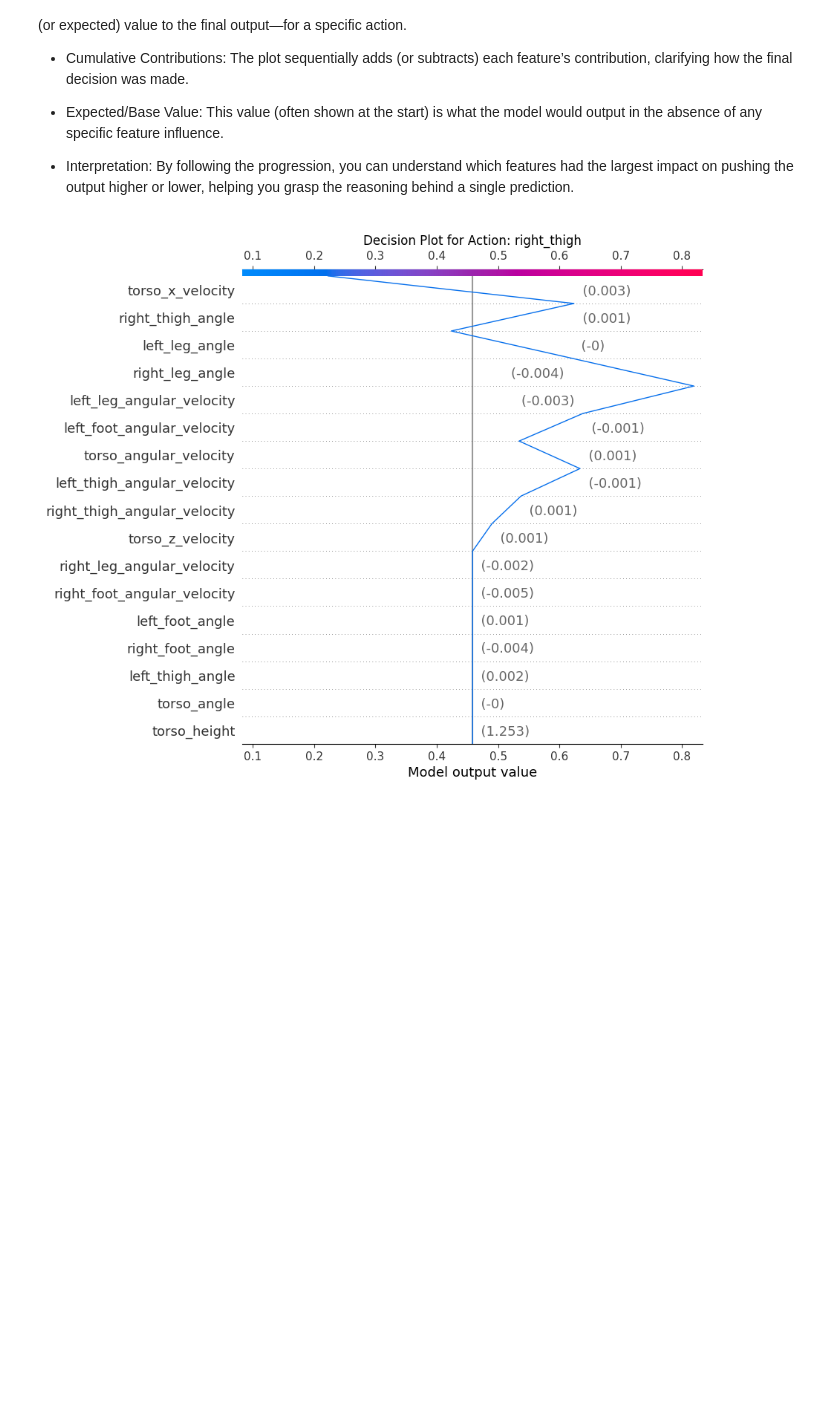
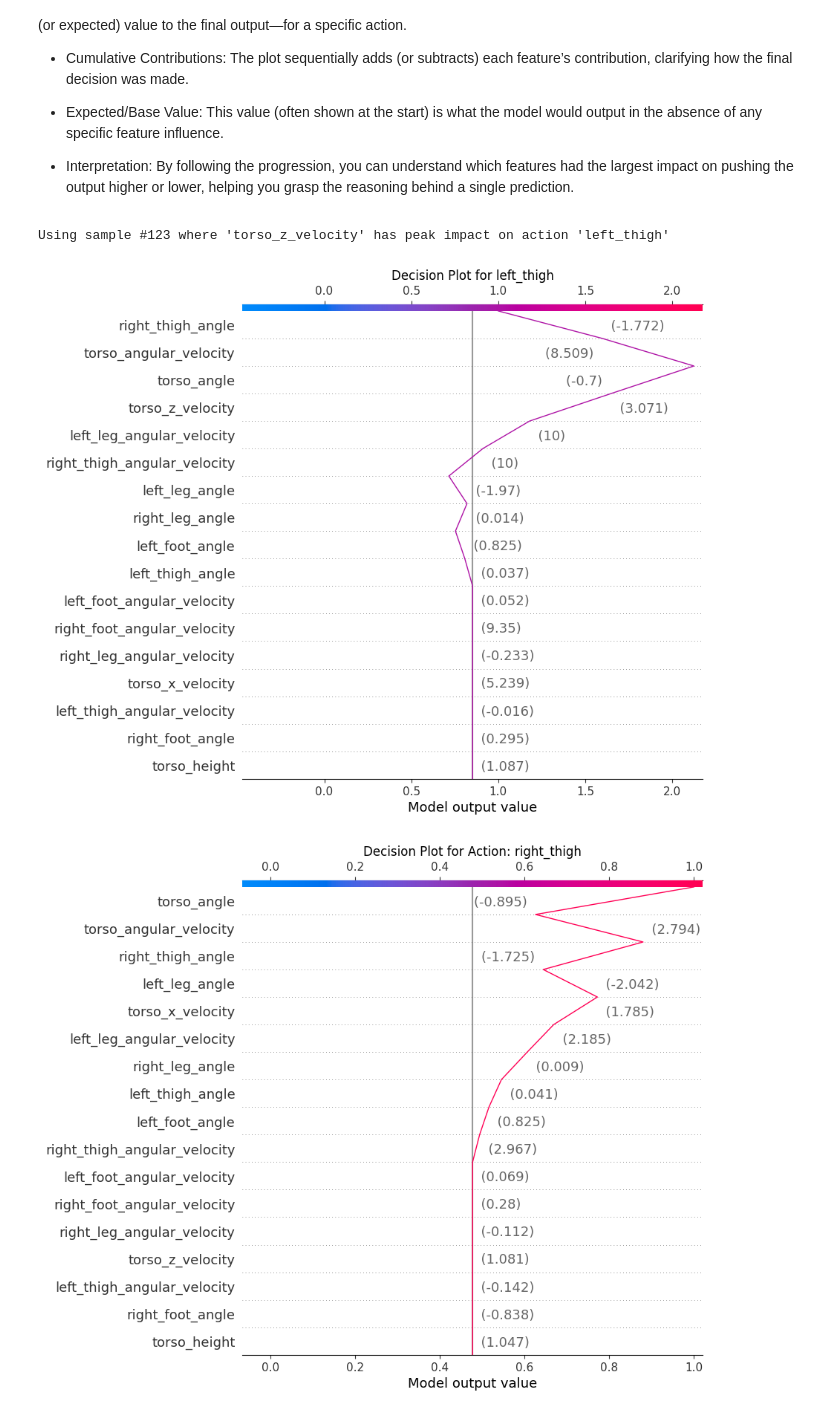
Before and after one commit to rl-squad/atdp_walker, a Jupyter notebook: SHAP/shap_vis.ipynb, the cells around one changed output. Drawn from its saved outputs; the diff is of its cells as text; code cells hidden in the pictures; blank space fills up the shorter version.

```diff
--- a/SHAP/shap_vis.ipynb
+++ b/SHAP/shap_vis.ipynb
@@ -9,7 +9,7 @@ import pandas as pd
 import seaborn as sns
 
 # Load the precomputed SHAP data.
-output_file = "shap_output.pkl"  # Adjust the path if necessary.
+output_file = "shap_output_end.pkl"  # Adjust the path if necessary.
 with open(output_file, "rb") as f:
     data = pickle.load(f)
 
@@ -119,47 +120,50 @@ This decision plot breaks down a single prediction by showing how each input fea
 
 - Interpretation: By following the progression, you can understand which features had the largest impact on pushing the output higher or lower, helping you grasp the reasoning behind a single prediction.
 # %%
-sample_index = 0  # Choose a sample to inspect
+# 1) pick your feature
+feat_name = "torso_z_velocity"
+feat_idx  = feature_names.index(feat_name)
+
+# 2) pick the action that this feature influences most
+#    (mean(|SHAP|) across samples)
+fv = shap_values.values[:, feat_idx, :]
+mean_abs  = np.mean(np.abs(fv), axis=0)
+action_dim = int(np.argmax(mean_abs))
+
+# 3) pick the single state where this feature’s effect on that action is largest
+sv_action  = shap_values.values[:, feat_idx, action_dim]
+sample_ix  = int(np.argmax(np.abs(sv_action)))
+
+print(f"Using sample #{sample_ix} where {feat_name!r} has peak impact on action '{action_names[action_dim]}'")
+
+# 3) grab base, feature values, and shap values
+base_val   = shap_values.base_values[action_dim]
+feat_vals  = states_to_explain[sample_ix]
+shap_loc   = shap_values.values[sample_ix, :, action_dim]
+
+# 4) plot, highlighting your feature
+shap.decision_plot(base_val, shap_loc, feat_vals, feature_names=feature_names,
+    title=f"Decision Plot for {action_names[action_dim]}")
+
+# ~~~~~~~~~~~~~~~~~~~~~~~~~~~~~~~~~~~~~~~~~~~~~~~~~~~~~~~~~~~~~~~~~~~~~~
+
+sample_index = 42  # Choose a sample to inspect
 
 action_dim_to_plot = action_names.index("right_thigh")
 
-# Determine the expected value for this action using base_values.
-if hasattr(shap_values, "base_values"):
-    if isinstance(shap_values.base_values, np.ndarray) and shap_values.base_values.ndim == 2:
-        expected_value = shap_values.base_values[sample_index, action_dim_to_plot]
-    else:
-        expected_value = shap_values.base_values
-else:
-    expected_value = 0
+expected_value = shap_values.base_values[action_dim_to_plot]
 
 # Extract SHAP values for the chosen sample and action.
 sample_shap = shap_values.values[sample_index, :, action_dim_to_plot]
 
-# # Create a decision plot using the expected/base value.
-# shap.decision_plot(expected_value, sample_shap,
-#                    states_to_explain[sample_index],
-#                    feature_names=feature_names,
-#                    title = f"Decision Plot for Action: {action_names[action_dim_to_plot]}")
+shap.decision_plot(expected_value, sample_shap, states_to_explain[sample_index], feature_names=feature_names, title=f"Decision Plot for Action: {action_names[action_dim_to_plot]}")
 
-# suppose action_dim_to_plot = 3
-expected_value = shap_values.base_values[action_dim_to_plot]
-
-sample_shap = shap_values.values[sample_index, :, action_dim_to_plot]
-shap.decision_plot(
-    expected_value,
-    sample_shap,
-    states_to_explain[sample_index],
-    feature_names=feature_names,
-    title=f"Decision Plot for Action: {action_names[action_dim_to_plot]}"
-)
 
 # Can also do a force_plot, need to spend more time looking at this
-# force_plot = shap.force_plot(expected_value,
-#                              shap_values.values[sample_index, :, action_dim_to_plot],
-#                              states_to_explain[sample_index],
-#                              feature_names=feature_names,
-#                              matplotlib=True)
+# force_plot = shap.force_plot(expected_value, shap_values.values[sample_index, :, action_dim_to_plot], states_to_explain[sample_index], feature_names=feature_names, matplotlib=True)
 
 plt.show()
 # %% [output]
+Using sample #123 where 'torso_z_velocity' has peak impact on action 'left_thigh'
-[figure, old version]
+[figure, new version]
+[figure, added]
```
Also changed, not shown: parts of 4 cells of this notebook, 8 other files.
